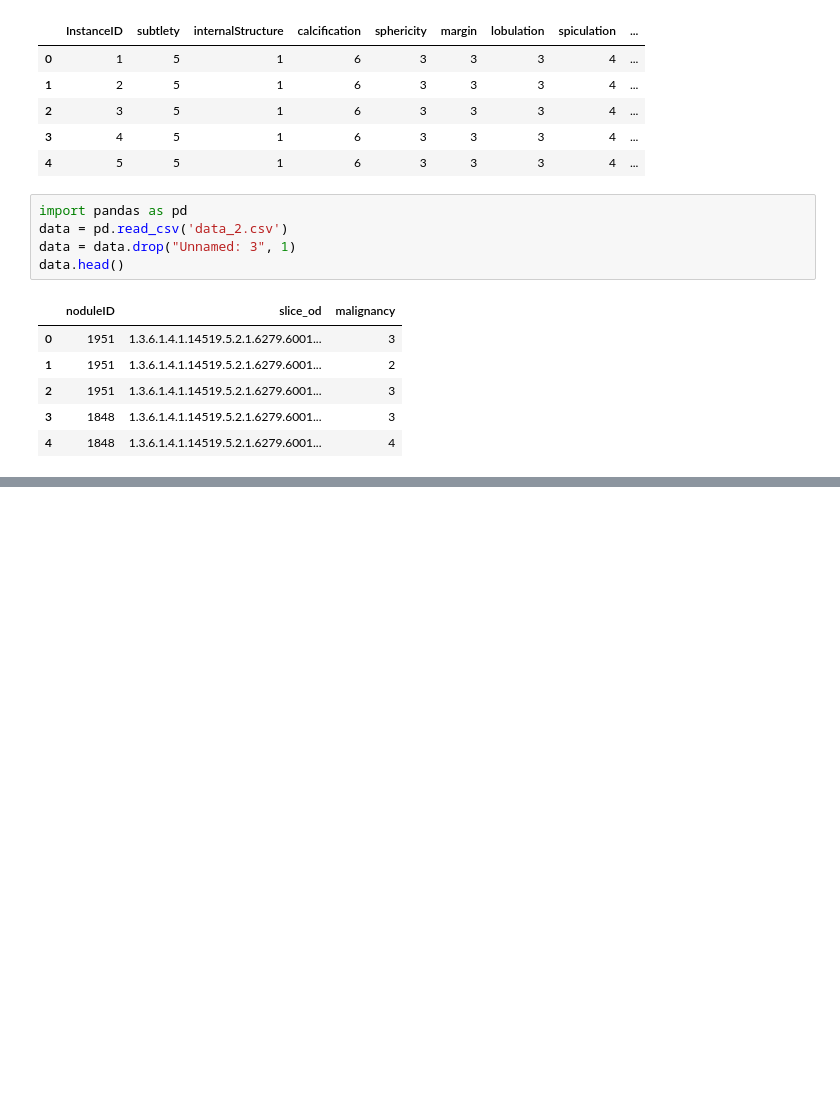
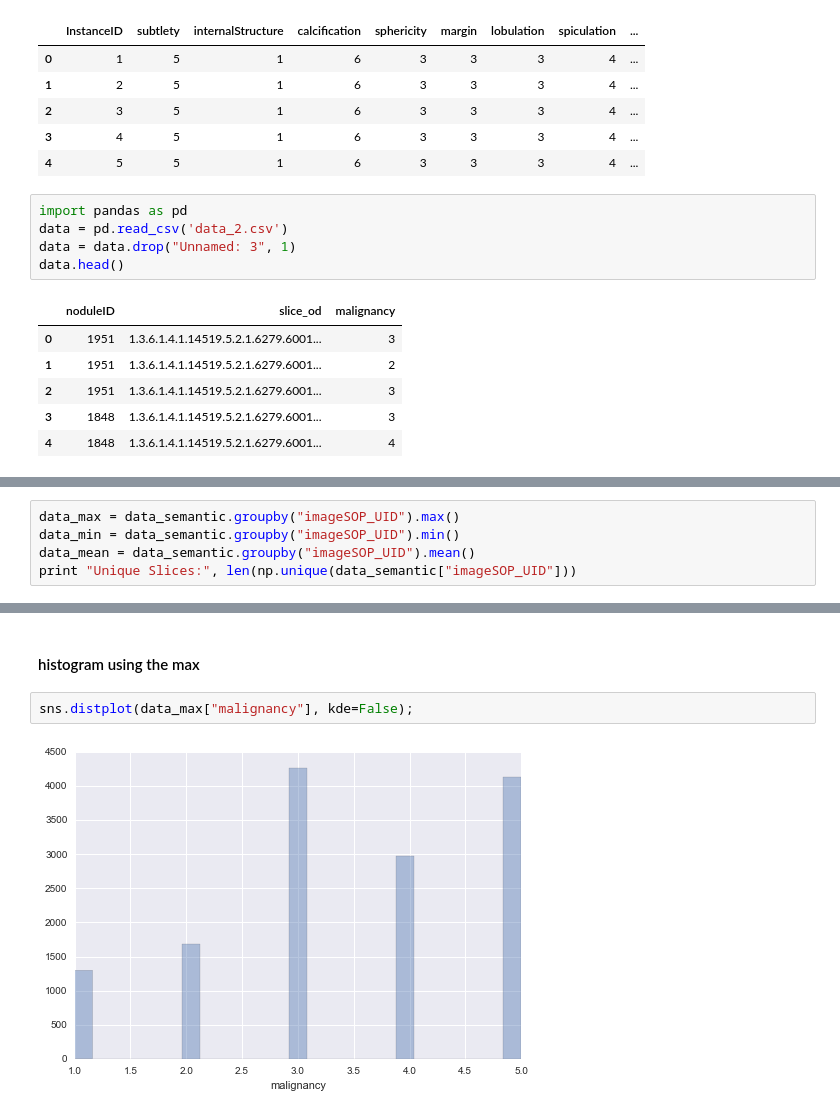
Before and after one commit to a-forty-two/Craft-Repo, a Jupyter notebook: capstone/explor/capstone_exploratory_analysis.ipynb, the cells around one changed output, grey strips where cells are left out. Saved outputs shown, nothing was run; the diff lists cells and outputs as text; blank space fills up the shorter version.

```diff
--- a/capstone/explor/capstone_exploratory_analysis.ipynb
+++ b/capstone/explor/capstone_exploratory_analysis.ipynb
@@ -285,0 +301,5 @@ KeyError: 'slice_id'
+# %%
+data_max = data_semantic.groupby("imageSOP_UID").max()
+data_min = data_semantic.groupby("imageSOP_UID").min()
+data_mean = data_semantic.groupby("imageSOP_UID").mean()
+print "Unique Slices:", len(np.unique(data_semantic["imageSOP_UID"]))
@@ -285,0 +327,6 @@ KeyError: 'slice_id'
+# %% [markdown]
+#### histogram using the max
+# %%
+sns.distplot(data_max["malignancy"], kde=False);
+# %% [output]
+[figure, added]
```
Also changed, not shown: parts of 89 cells of this notebook, 43 other files.
